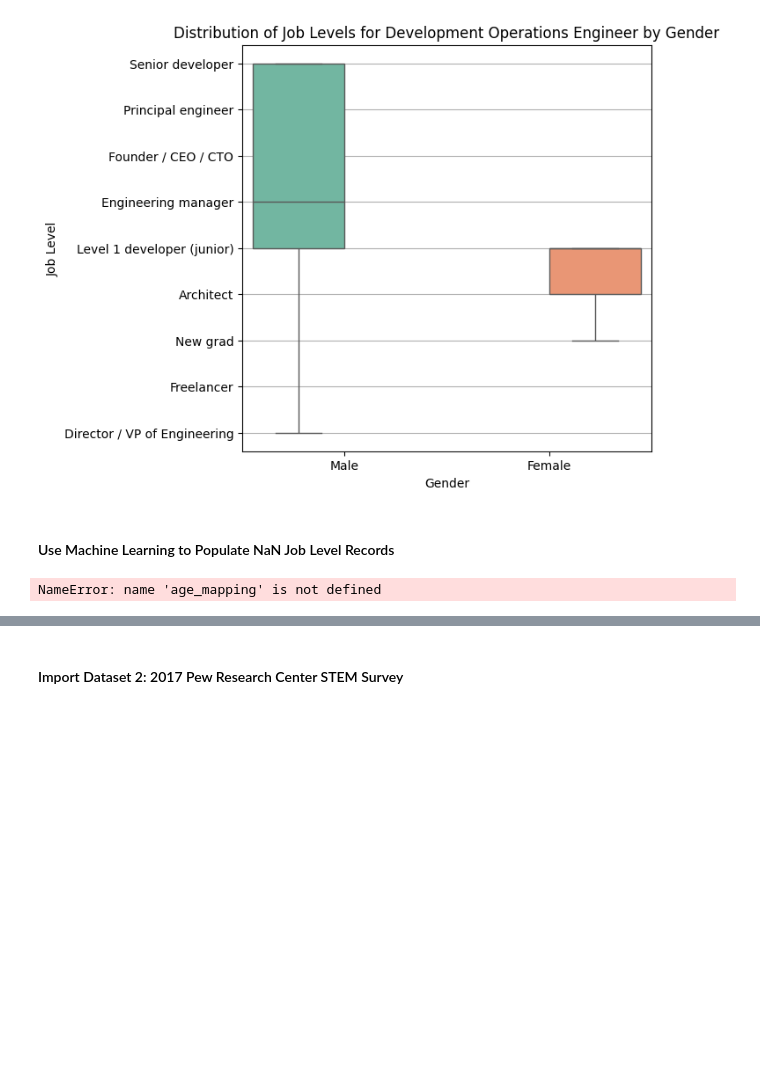
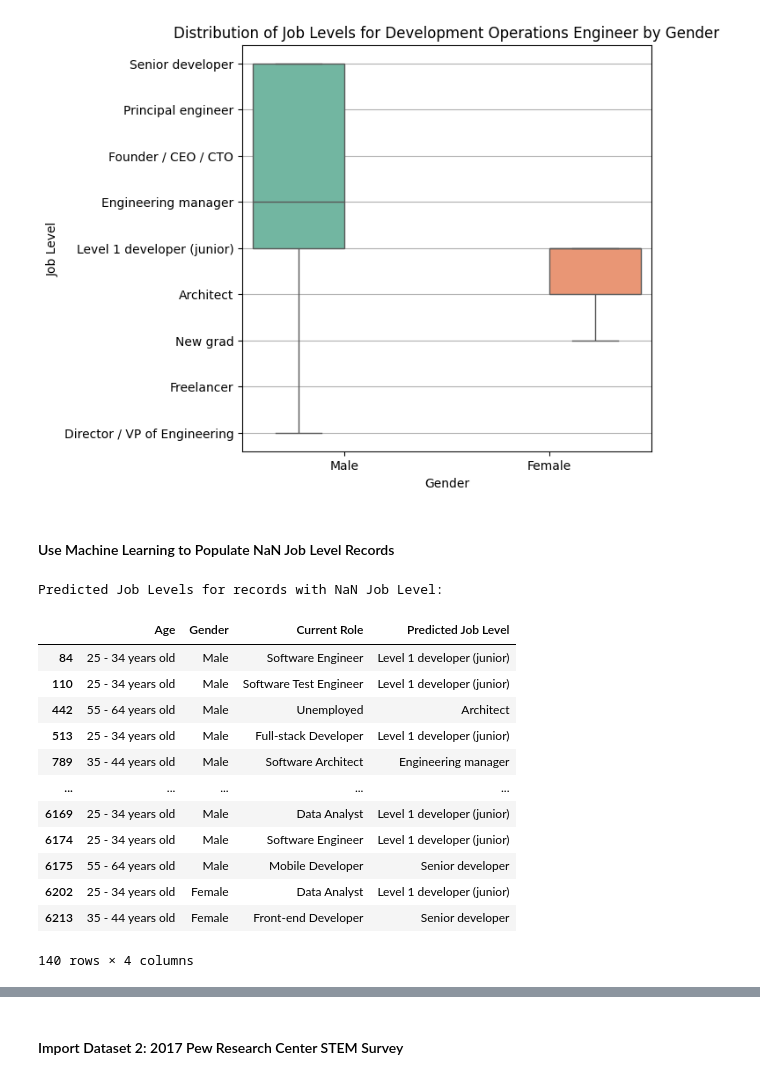
Before and after one commit to IT4063C-Fall24/final-project-yaumj, a Jupyter notebook: source.ipynb, the cells around one changed output, grey strips where cells are left out. Cells and saved outputs as stored; diff of their text form; code cells hidden in the pictures; blank space fills up the shorter version.

```diff
--- a/source.ipynb
+++ b/source.ipynb
@@ -845,43 +845,68 @@ plt.show()
 # %%
 # Use KNearestNeighbors to determine most likely Job Level based on age, gender, and current role
 
+age_mapping = {
+    '25 - 34 years old': 4,
+    '35 - 44 years old': 5,
+    '45 - 54 years old': 6,
+    '55 - 64 years old': 7,
+}
+
+gender_mapping = {
+    'Male': 1,
+    'Female': 2,
+}
+
 # Prepare the DataFrame for KNN training
-train_df = worker_responses_values_df[worker_responses_values_df['Job Level'].notna()].copy()
+train_df = filtered_us_dev_survey_values_df[filtered_us_dev_survey_values_df['Job Level'].notna()].copy()
 
 # Create numeric mappings for Age and Gender for training
 train_df.loc[:, 'Age Numeric'] = train_df['Age'].map(age_mapping)
 train_df.loc[:, 'Gender Numeric'] = train_df['Gender'].map(gender_mapping)
 
 # Encode Current Role using Label Encoding
 le_role = LabelEncoder()
 train_df.loc[:, 'Current Role Encoded'] = le_role.fit_transform(train_df['Current Role'])
 
 # Prepare the feature set and target variable for training
 X_train = train_df[['Age Numeric', 'Gender Numeric', 'Current Role Encoded']]
 y_train = train_df['Job Level']
 
 # Filter the rows with NaN Job Level for predictions
-predict_df = worker_responses_values_df[worker_responses_values_df['Job Level'].isna()].copy()
+predict_df = filtered_us_dev_survey_values_df[filtered_us_dev_survey_values_df['Job Level'].isna()].copy()
 predict_df.loc[:, 'Age Numeric'] = predict_df['Age'].map(age_mapping)
 predict_df.loc[:, 'Gender Numeric'] = predict_df['Gender'].map(gender_mapping)
 predict_df.loc[:, 'Current Role Encoded'] = le_role.transform(predict_df['Current Role'])
 
 # Create the feature set for predictions
 X_predict = predict_df[['Age Numeric', 'Gender Numeric', 'Current Role Encoded']]
 
 # Initialize and fit KNN model
 knn = KNeighborsClassifier(n_neighbors=5)
 knn.fit(X_train, y_train)
 
 # Predict NaN Job Levels
 predicted_levels = knn.predict(X_predict)
 
 # Display the predictions before overwriting the original DataFrame
 predict_df['Predicted Job Level'] = predicted_levels
 print("Predicted Job Levels for records with NaN Job Level:")
-display(predict_df[['Current Role', 'Predicted Job Level']])
+display(predict_df[['Age', 'Gender', 'Current Role', 'Predicted Job Level']])
 # %% [output]
-NameError: name 'age_mapping' is not defined
+Predicted Job Levels for records with NaN Job Level:
+|  | Age | Gender | Current Role | Predicted Job Level |
+| 84 | 25 - 34 years old | Male | Software Engineer | Level 1 developer (junior) |
+| 110 | 25 - 34 years old | Male | Software Test Engineer | Level 1 developer (junior) |
+| 442 | 55 - 64 years old | Male | Unemployed | Architect |
+| 513 | 25 - 34 years old | Male | Full-stack Developer | Level 1 developer (junior) |
+| 789 | 35 - 44 years old | Male | Software Architect | Engineering manager |
+| ... | ... | ... | ... | ... |
+| 6169 | 25 - 34 years old | Male | Data Analyst | Level 1 developer (junior) |
+| 6174 | 25 - 34 years old | Male | Software Engineer | Level 1 developer (junior) |
+| 6175 | 55 - 64 years old | Male | Mobile Developer | Senior developer |
+| 6202 | 25 - 34 years old | Female | Data Analyst | Level 1 developer (junior) |
+| 6213 | 35 - 44 years old | Female | Front-end Developer | Senior developer |
+140 rows × 4 columns
 # %%
 #Update Job Level field with predictions and verify changes
 
```
Also changed, not shown: parts of 1 cell of this notebook.
